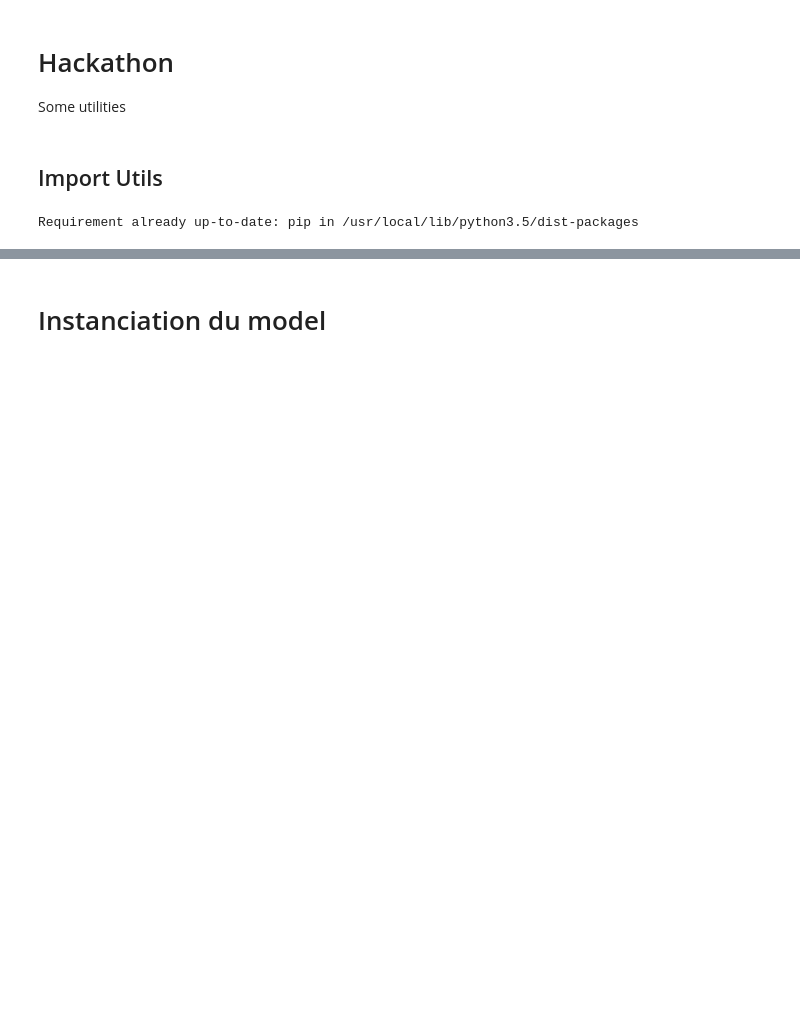
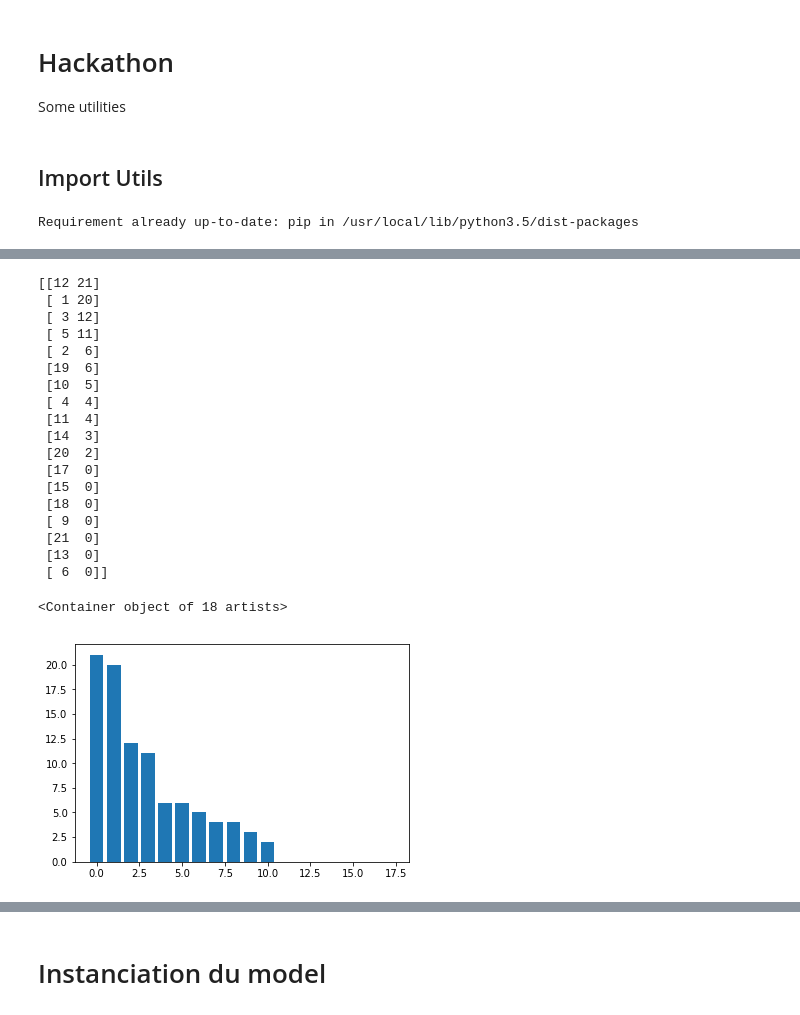
Before and after one commit to Rododindron/5tars-and-a-friend, a Jupyter notebook: Hackathon_Mostafa.ipynb, the cells around one changed output, grey strips where cells are left out. Drawn from its saved outputs; the diff is of its cells as text; code cells hidden in the pictures; blank space fills up the shorter version.

```diff
--- a/Hackathon_Mostafa.ipynb
+++ b/Hackathon_Mostafa.ipynb
@@ -77,0 +108,34 @@ val_batch_count = get_batch_count(val_idxs, BATCH_SIZE)
+# %%
+import operator
+occu = np.zeros((len(counts), 2))
+occu[:, 0] = unique
+occu[: ,1] = counts
+occu = np.array(sorted(occu, key= operator.itemgetter(1,0), reverse= True))
+occu = occu.astype(int)
+occu
+Total = np.sum(occu[:, 1])
+
+occu[: ,1] = occu[: ,1]/Total*100
+print (occu)
+plt.bar(range(occu.shape[0]),occu[:, 1])
+# %% [output]
+[[12 21]
+ [ 1 20]
+ [ 3 12]
+ [ 5 11]
+ [ 2  6]
+ [19  6]
+ [10  5]
+ [ 4  4]
+ [11  4]
+ [14  3]
+ [20  2]
+ [17  0]
+ [15  0]
+ [18  0]
+ [ 9  0]
+ [21  0]
+ [13  0]
+ [ 6  0]]
+<Container object of 18 artists>
+[figure, added]
```
Also changed, not shown: parts of 35 cells of this notebook, 7 other files.
